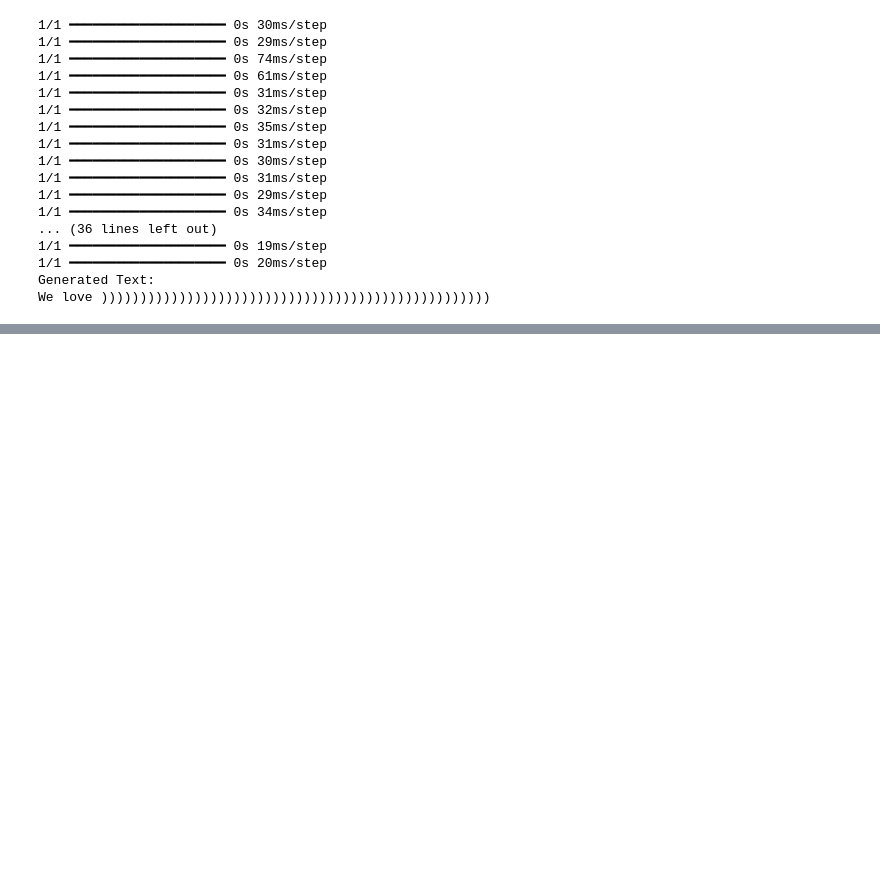
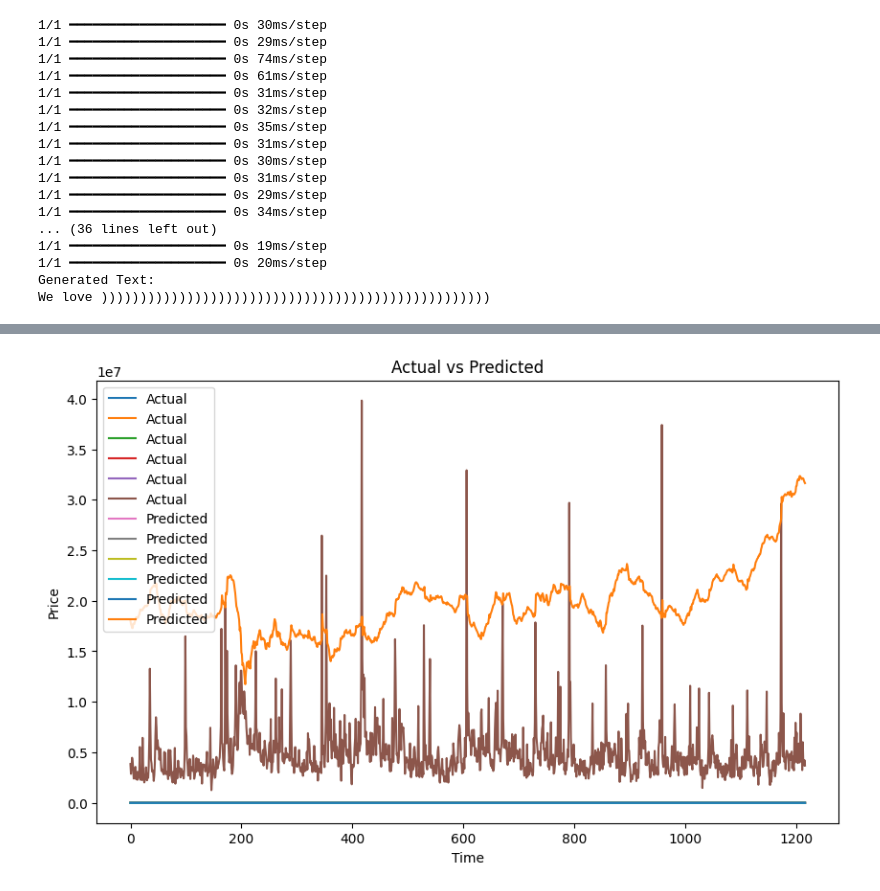
Before and after one commit to HafizAQ/ML_Practices, a Jupyter notebook: Deep_Learning_Supervised.ipynb, the cells around one changed output, grey strips where cells are left out. Saved outputs shown, nothing was run; the diff lists cells and outputs as text; code cells hidden in the pictures; blank space fills up the shorter version.

```diff
--- a/Deep_Learning_Supervised.ipynb
+++ b/Deep_Learning_Supervised.ipynb
@@ -468,0 +853,16 @@ A simple variant of RNN. GRU: Has two gates (reset and update gates) and combine
+# %%
+#vi) Create sequence with a windows size of 15 and an output size of 1
+
+import numpy as np
+
+def create_sequences(data, window_size):
+    X, y = [], []
+    for i in range(len(data) - window_size -1):  # Subtract 1 to avoid exceeding index
+        X.append(data.iloc[i:(i + window_size)].values) #use iloc to access rows by integer index
+        y.append(data.iloc[i + window_size].values) # use iloc to access rows by integer index
+    return np.array(X), np.array(y)
+
+window_size = 15
+X, y = create_sequences(data_normalized, window_size)
+
+X = X.reshape((X.shape[0], X.shape[1], X.shape[2])) # Reshape based on the number of features
@@ -468,0 +952,4 @@ A simple variant of RNN. GRU: Has two gates (reset and update gates) and combine
+# %%
+from re import VERBOSE
+#vi) Training the model with 30 epochs and a batch size of 24
+gru_model.fit(X_train, y_train, epochs=30, batch_size=24, verbose=1)
@@ -468,0 +975,27 @@ A simple variant of RNN. GRU: Has two gates (reset and update gates) and combine
+# %%
+#Visualizing GRU model predictions: Computing Actual and Predicted Data
+
+import matplotlib.pyplot as plt
+
+# Make predictions
+predicted_gru = gru_model.predict(X_test)
+
+# Reshape predicted_gru to have the same number of features as the original data
+predicted_gru = predicted_gru.reshape(-1, 1)  # Reshape to (num_samples, 1)
+predicted_gru = np.repeat(predicted_gru, y_test.shape[1], axis=1) # Repeat to match number of features
+
+
+# Inverse transform the predicted and actual values
+predicted_gru = scaler.inverse_transform(predicted_gru)
+y_test_actual = scaler.inverse_transform(y_test)
+
+# Plotting
+plt.figure(figsize=(10, 6))
+plt.plot(y_test_actual, label='Actual')
+plt.plot(predicted_gru, label='Predicted')
+plt.title('Actual vs Predicted')
+plt.xlabel('Time')
+plt.ylabel('Price')
+plt.legend()
+plt.show()
+# %% [output]
@@ -468,0 +1003 @@ A simple variant of RNN. GRU: Has two gates (reset and update gates) and combine
+[figure, added]
```
Also changed, not shown: parts of 22 cells of this notebook.
